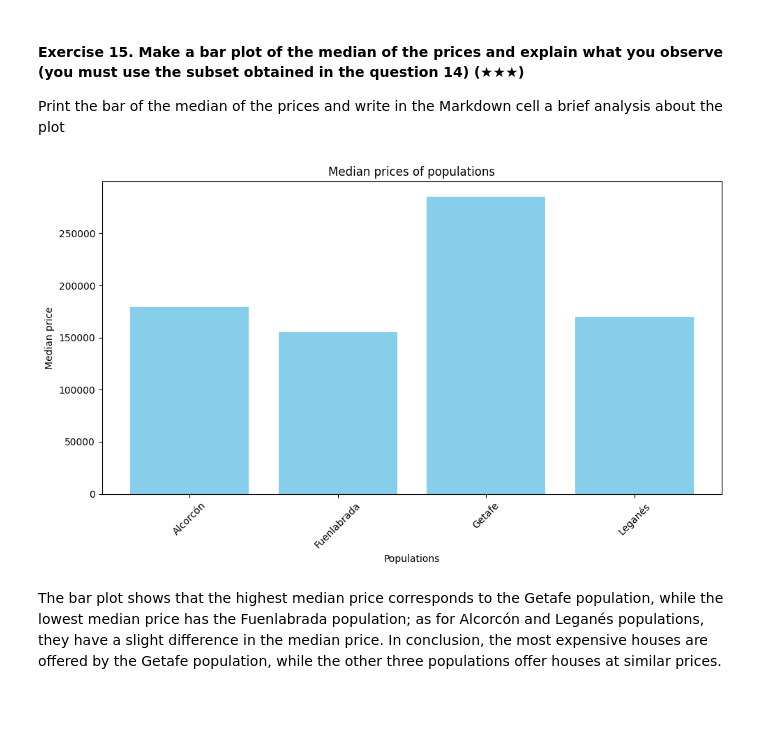
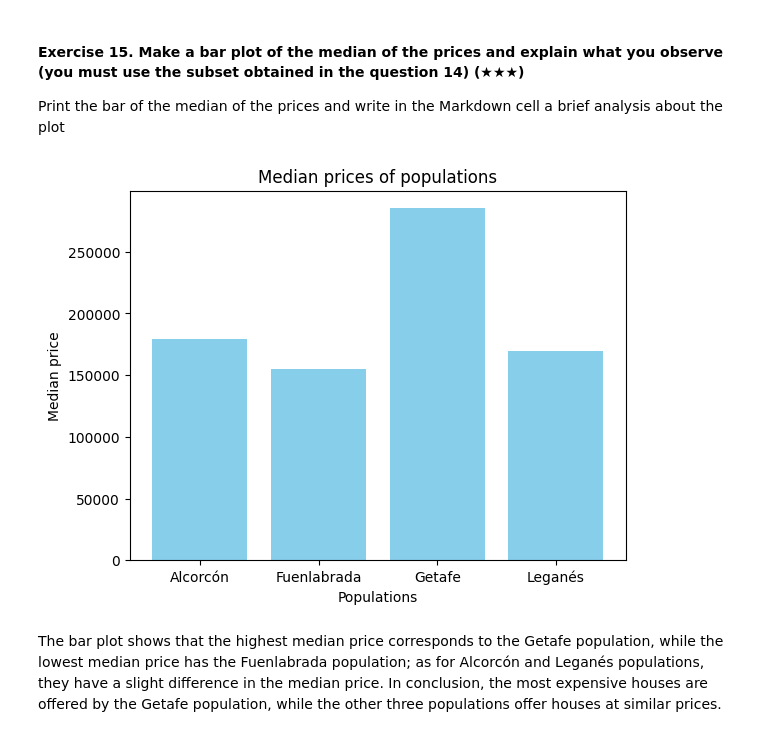
Before and after one commit to 4GeeksAcademy/Liutciia-realestate-datacleanup-exercise, a Jupyter notebook: project.ipynb, the cells around one changed output. Cells and saved outputs as stored; diff of their text form; code cells hidden in the pictures; blank space fills up the shorter version.

```diff
--- a/project.ipynb
+++ b/project.ipynb
@@ -327,23 +323,20 @@ Print the bar of the median of the prices and write in the Markdown cell a brief
 # %%
 import pandas as pd
 import matplotlib.pyplot as plt
 
 data_frame = pd.read_csv('assets/real_estate.csv', sep=';')
-certain_variables = ['Fuenlabrada','Leganés','Getafe','Alcorcón']
-filtered_data_frame = data_frame[data_frame['level5'].isin(certain_variables)]
 
+filtered_data_frame = data_frame[data_frame['level5'].isin(['Fuenlabrada','Leganés','Getafe','Alcorcón'])]
 median_prices = filtered_data_frame.groupby('level5')['price'].median().reset_index()
 
-plt.figure(figsize=(10, 6))
 plt.bar(median_prices['level5'], median_prices['price'], color='skyblue')
 plt.xlabel('Populations')
 plt.ylabel('Median price')
 plt.title('Median prices of populations')
-plt.xticks(rotation=45)
-plt.tight_layout()
+
 plt.show()
 # %% [output]
-[figure, old version]
+[figure, new version]
 # %% [markdown]
 The bar plot shows that the highest median price corresponds to the Getafe population, while the lowest median price has the Fuenlabrada population; as for Alcorcón and Leganés populations, they have a slight difference in the median price. In conclusion, the most expensive houses are offered by the Getafe population, while the other three populations offer houses at similar prices.
 # %% [markdown]
```
Also changed, not shown: parts of 18 cells of this notebook.
